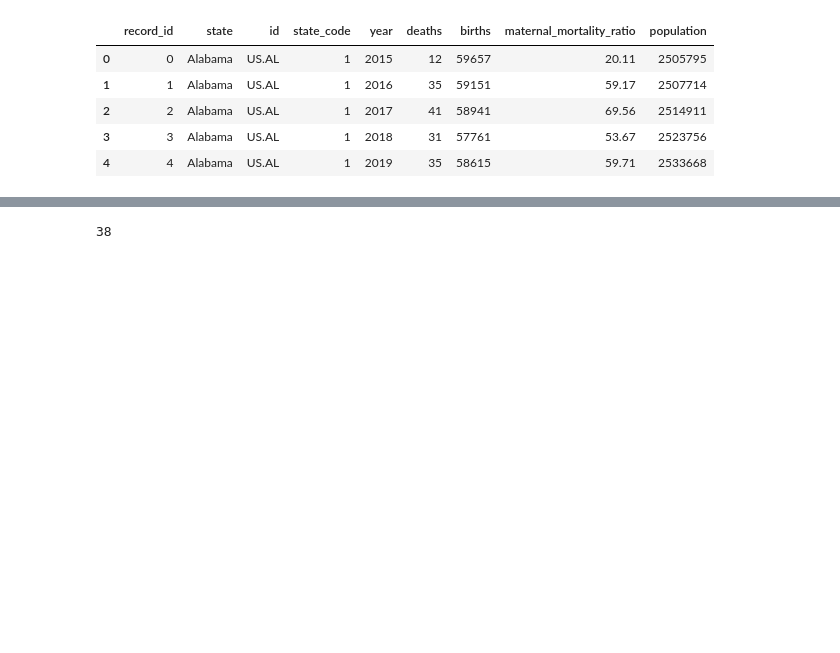
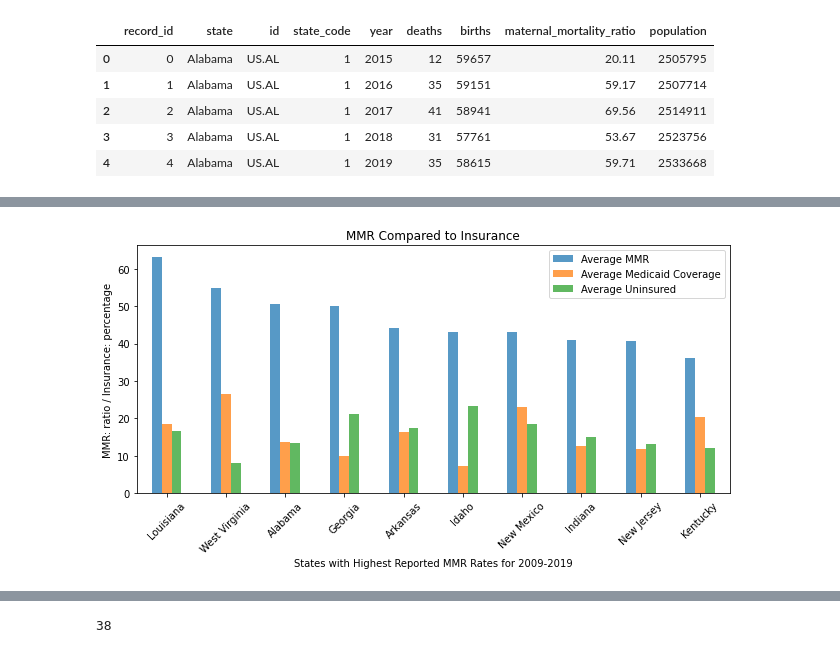
Before and after one commit to abpuccini/maternal-mortality-project, a Jupyter notebook: ETL/ETL-process/exploratory_lee_mmr_us.ipynb, the cells around one changed output, grey strips where cells are left out. Cells and saved outputs as stored; diff of their text form; code cells hidden in the pictures; blank space fills up the shorter version.

Commit message:
data exploration and charts for mmr vs ins

```diff
--- a/ETL/ETL-process/exploratory_lee_mmr_us.ipynb
+++ b/ETL/ETL-process/exploratory_lee_mmr_us.ipynb
@@ -8,7 +11,8 @@ mmr_us_file = "../output_file/2009_2019_CDC_MMR.csv"
 # %%
-# read csv file
+# read csv files
 
 mmr_df = pd.read_csv(mmr_us_file)
+ins_df = pd.read_csv(ins_us_file)
 # %%
 mmr_df.head()
 # %% [output]
@@ -20,0 +45,4 @@ mmr_df.head()
+# %%
+# select just the columns we need
+merged_df = merged_ins_df[["state", "year", "maternal_mortality_ratio", "medicaid", "uninsured"]]
+merged_df
@@ -20,0 +77,24 @@ mmr_df.head()
+# %%
+# list of state names
+states = merged_df["state"].unique()
+states
+
+# find average MMR per state for all reported data
+avg_mmr = merged_df.groupby(["state"])["maternal_mortality_ratio"].mean()
+avg_mmr
+
+# find average medicaid coverage for years with an mmr reported
+avg_medicaid = merged_df.groupby(["state"])["medicaid"].mean()
+avg_medicaid
+
+# find average uninsured rate for years with an mmr reported
+avg_uninsured = merged_df.groupby(["state"])["uninsured"].mean()
+avg_uninsured
+
+# create a new dataframe
+avg_df = pd.DataFrame({"Average MMR": avg_mmr,
+                       "Average Medicaid Coverage": avg_medicaid,
+                       "Average Uninsured": avg_uninsured})
+
+avg_df_sorted = avg_df.sort_values(by= ["Average MMR"], ascending=False)
+avg_df_sorted.head()
@@ -20,0 +109,16 @@ mmr_df.head()
+# %%
+# graph the average mmr and insurance coverage for worst 10 states
+avg_all_df = avg_df_sorted.head(10)
+avg_all_df.plot(kind="bar", stacked=False, rot=45, alpha=0.75, figsize=(9,5))
+
+plt.title("MMR Compared to Insurance")
+plt.xlabel("States with Highest Reported MMR Rates for 2009-2019")
+plt.ylabel("MMR: ratio / Insurance: percentage")
+
+plt.tight_layout()
+plt.legend(loc="best")
+
+plt.savefig("../Resources/explore_ins_highest_mmr.png")
+plt.show()
+# %% [output]
+[figure, added]
```
Also changed, not shown: parts of 8 cells of this notebook, 2 other files.
